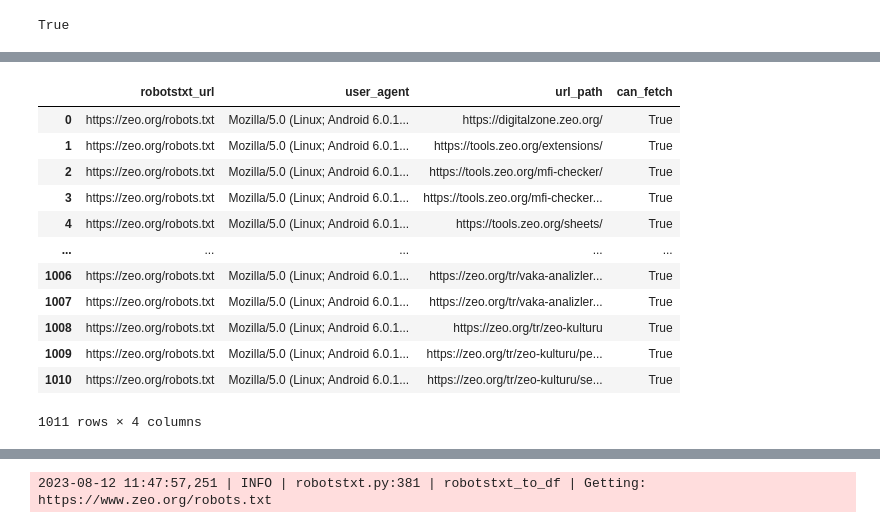
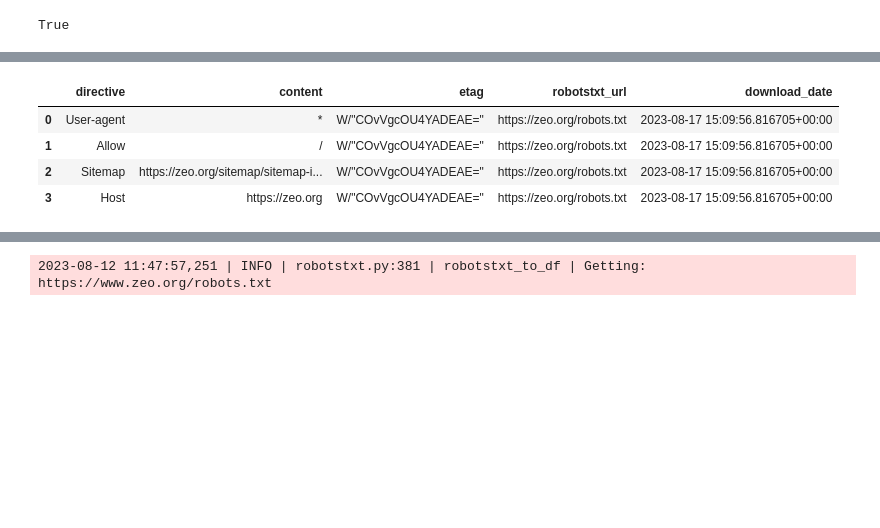
Before and after one commit to neeschal00/django-advertools, a Jupyter notebook: notebooks/siteAudit.ipynb, the cells around one changed output, grey strips where cells are left out. Cells and saved outputs as stored; diff of their text form; code cells hidden in the pictures; blank space fills up the shorter version.

```diff
--- a/notebooks/siteAudit.ipynb
+++ b/notebooks/siteAudit.ipynb
@@ -58,9 +58,9 @@ pages
 # %%
 robots_df = adv.robotstxt_to_df('https://zeo.org/robots.txt')
-test_df = adv.robotstxt_test("https://zeo.org/robots.txt",
-                             user_agents=['Mozilla/5.0 (Linux; Android 6.0.1; Nexus 5X Build/MMB29P) AppleWebKit/537.36 (KHTML, like Gecko) Chrome/W.X.Y.Z Mobile Safari/537.36 (compatible; Googlebot/2.1; +http://www.google.com/bot.html)'],
-                             urls=pages['url'])
-blocked_pages = test_df[(test_df['can_fetch'] == True)]
-blocked_pages
-# test_df
+# test_df = adv.robotstxt_test("https://zeo.org/robots.txt",
+#                              user_agents=['Mozilla/5.0 (Linux; Android 6.0.1; Nexus 5X Build/MMB29P) AppleWebKit/537.36 (KHTML, like Gecko) Chrome/W.X.Y.Z Mobile Safari/537.36 (compatible; Googlebot/2.1; +http://www.google.com/bot.html)'],
+#                              urls=pages['url'])
+# blocked_pages = test_df[(test_df['can_fetch'] == True)]
+# blocked_pages
+robots_df
 # %% [output]
@@ -68,14 +68,6 @@ blocked_pages
-|  | robotstxt_url | user_agent | url_path | can_fetch |
-| 0 | https://zeo.org/robots.txt | Mozilla/5.0 (Linux; Android 6.0.1... | https://digitalzone.zeo.org/ | True |
-| 1 | https://zeo.org/robots.txt | Mozilla/5.0 (Linux; Android 6.0.1... | https://tools.zeo.org/extensions/ | True |
-| 2 | https://zeo.org/robots.txt | Mozilla/5.0 (Linux; Android 6.0.1... | https://tools.zeo.org/mfi-checker/ | True |
-| 3 | https://zeo.org/robots.txt | Mozilla/5.0 (Linux; Android 6.0.1... | https://tools.zeo.org/mfi-checker... | True |
-| 4 | https://zeo.org/robots.txt | Mozilla/5.0 (Linux; Android 6.0.1... | https://tools.zeo.org/sheets/ | True |
-| ... | ... | ... | ... | ... |
-| 1006 | https://zeo.org/robots.txt | Mozilla/5.0 (Linux; Android 6.0.1... | https://zeo.org/tr/vaka-analizler... | True |
-| 1007 | https://zeo.org/robots.txt | Mozilla/5.0 (Linux; Android 6.0.1... | https://zeo.org/tr/vaka-analizler... | True |
-| 1008 | https://zeo.org/robots.txt | Mozilla/5.0 (Linux; Android 6.0.1... | https://zeo.org/tr/zeo-kulturu | True |
-| 1009 | https://zeo.org/robots.txt | Mozilla/5.0 (Linux; Android 6.0.1... | https://zeo.org/tr/zeo-kulturu/pe... | True |
-| 1010 | https://zeo.org/robots.txt | Mozilla/5.0 (Linux; Android 6.0.1... | https://zeo.org/tr/zeo-kulturu/se... | True |
+|  | directive | content | etag | robotstxt_url | download_date |
+| 0 | User-agent | * | W/"COvVgcOU4YADEAE=" | https://zeo.org/robots.txt | 2023-08-17 15:09:56.816705+00:00 |
+| 1 | Allow | / | W/"COvVgcOU4YADEAE=" | https://zeo.org/robots.txt | 2023-08-17 15:09:56.816705+00:00 |
+| 2 | Sitemap | https://zeo.org/sitemap/sitemap-i... | W/"COvVgcOU4YADEAE=" | https://zeo.org/robots.txt | 2023-08-17 15:09:56.816705+00:00 |
+| 3 | Host | https://zeo.org | W/"COvVgcOU4YADEAE=" | https://zeo.org/robots.txt | 2023-08-17 15:09:56.816705+00:00 |
-1011 rows × 4 columns
 # %%
```
Also changed, not shown: parts of 3 cells of this notebook, 9 other files.
